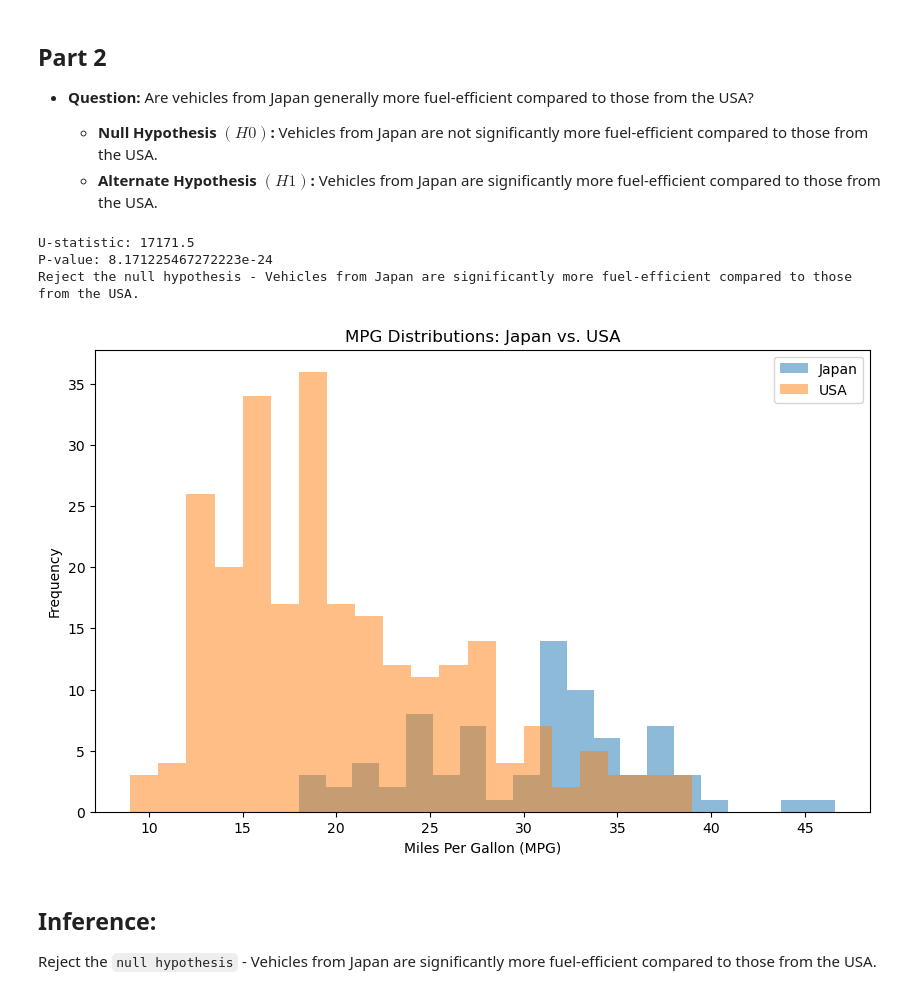
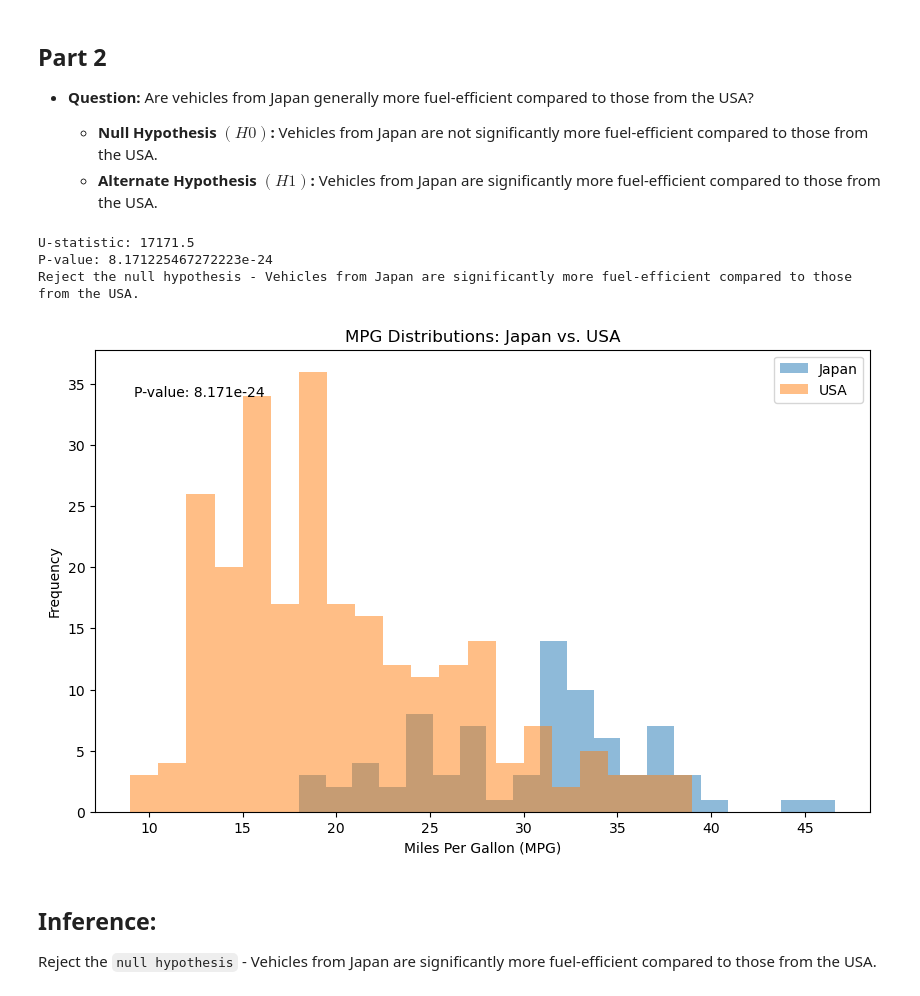
Before and after one commit to invinciblesk/car_statistical_hypothesis_testing, a Jupyter notebook: notebook/car_stats_hypo_test.ipynb, the cells around one changed output. Cells and saved outputs as stored; diff of their text form; code cells hidden in the pictures.

```diff
--- a/notebook/car_stats_hypo_test.ipynb
+++ b/notebook/car_stats_hypo_test.ipynb
@@ -153,34 +160,40 @@ ANOVA for horsepower: F_onewayResult(statistic=61.342092972838266, pvalue=6.9873
 # %%
 # Filter the data for vehicles from Japan and the USA
 japan_mpg = df_cars[df_cars['origin_name'] == 'Japan']['mpg']
 usa_mpg = df_cars[df_cars['origin_name'] == 'USA']['mpg']
 
 # Perform the Mann-Whitney U test
 u_stat, p_value = scipy.stats.mannwhitneyu(japan_mpg, usa_mpg, alternative='greater')
 
 print(f"U-statistic: {u_stat}")
 print(f"P-value: {p_value}")
 
 # Interpretation
 if p_value < 0.05:
     print("Reject the null hypothesis - Vehicles from Japan are significantly more fuel-efficient compared to those from the USA.")
 else:
     print("Fail to reject the null hypothesis - Vehicles from Japan are not significantly more fuel-efficient compared to those from the USA.")
 
 # Plotting the distributions
 plt.figure(figsize=(10, 6))
 plt.hist(japan_mpg, alpha=0.5, label='Japan', bins=20)
 plt.hist(usa_mpg, alpha=0.5, label='USA', bins=20)
 plt.title('MPG Distributions: Japan vs. USA')
 plt.xlabel('Miles Per Gallon (MPG)')
 plt.ylabel('Frequency')
 plt.legend()
+
+# Annotate p-value
+plt.annotate(f'P-value: {p_value:.3e}', xy=(0.05, 0.9), xycoords='axes fraction')
+
 plt.show()
+
+fig.savefig('../img/part_2.png')
 # %% [output]
 U-statistic: 17171.5
 P-value: 8.171225467272223e-24
 Reject the null hypothesis - Vehicles from Japan are significantly more fuel-efficient compared to those from the USA.
-[figure, old version]
+[figure, new version]
 # %% [markdown]
 ## **Inference:**
 
```
Also changed, not shown: parts of 3 cells of this notebook, 5 other files.
